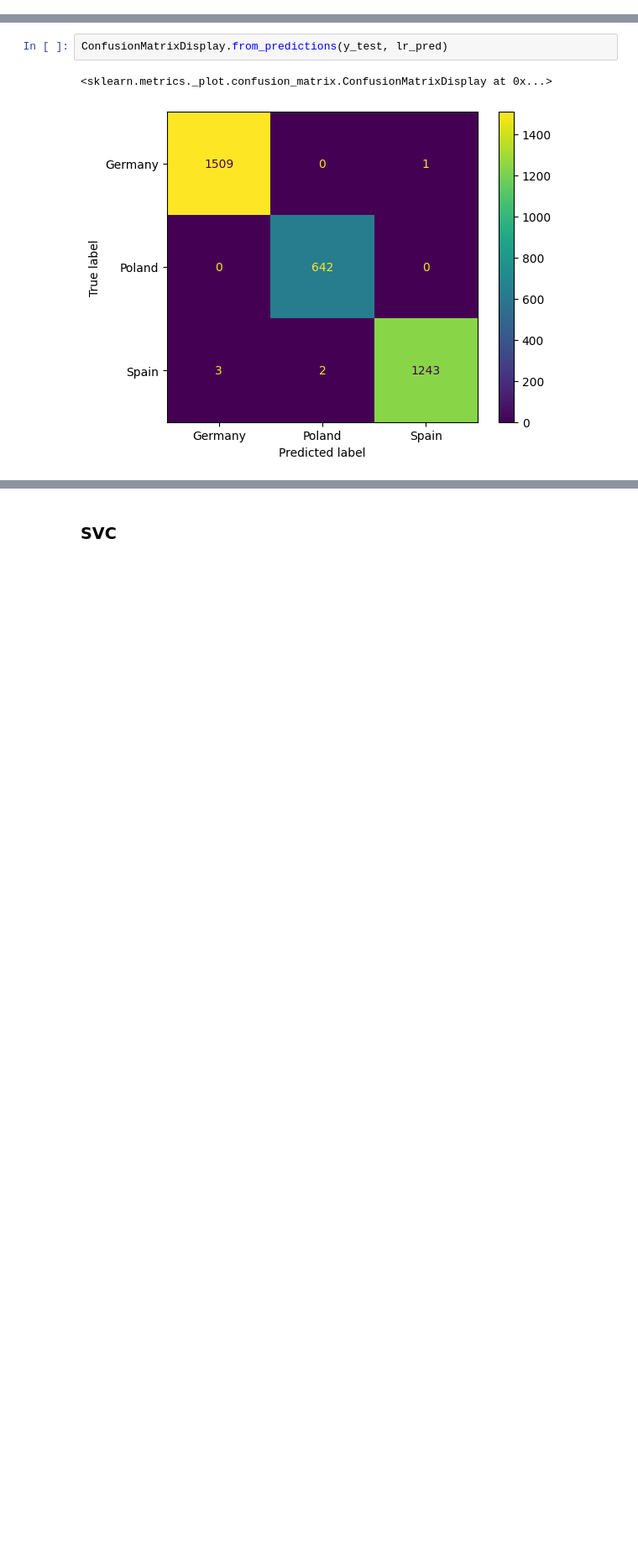
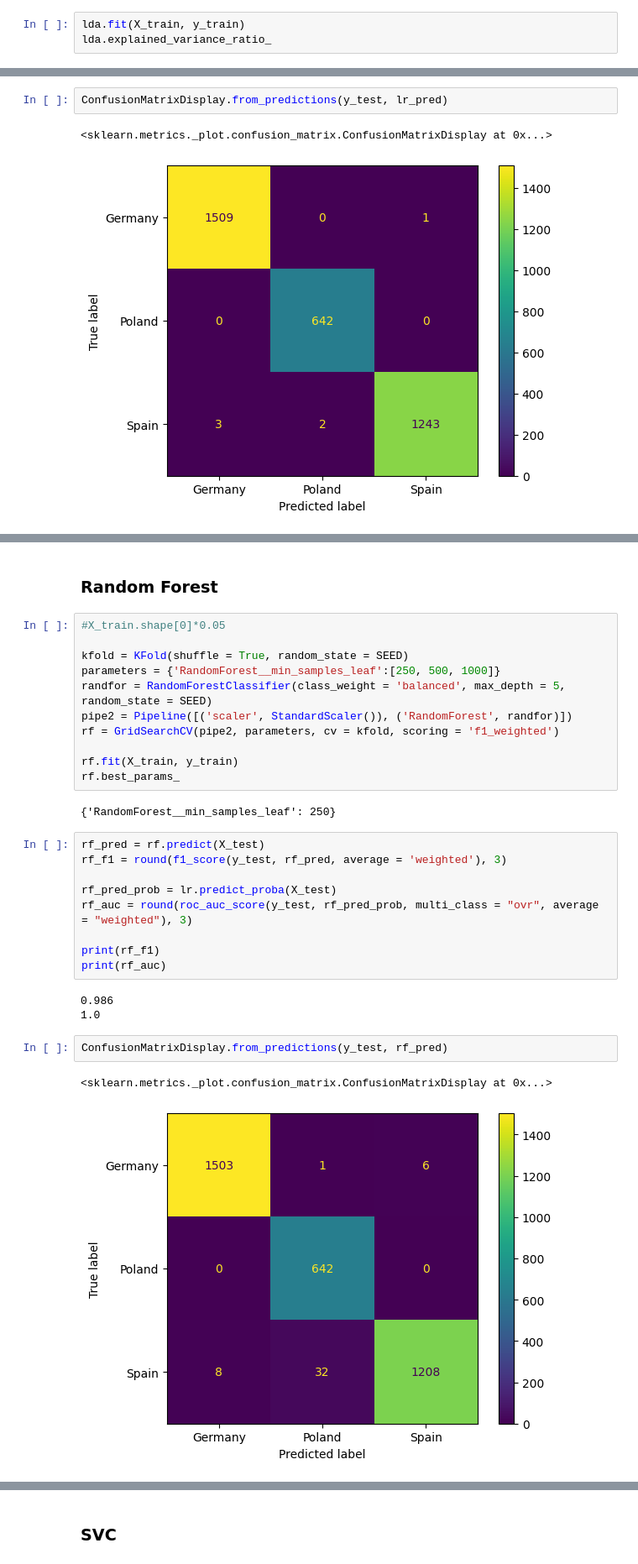
Before and after one commit to tzt775/apartments, a Jupyter notebook: European Rent - Modelling.ipynb, the cells around one changed output, grey strips where cells are left out. Shown at 84% size. Saved outputs shown, nothing was run; the diff lists cells and outputs as text; blank space fills up the shorter version.

```diff
--- a/European Rent - Modelling.ipynb
+++ b/European Rent - Modelling.ipynb
@@ -59,3 +71,6 @@ sns.FacetGrid(X_train_lda, hue = 'Country', height = 8).map(plt.scatter, 'LDA 1'
 plt.show()
 # %% [output]
 [figure]
+# %%
+lda.fit(X_train, y_train)
+lda.explained_variance_ratio_
@@ -105,0 +151,32 @@ array([[ -3.57375265,   4.88319351,   0.57169263,  10.17437256,
+# %% [markdown]
+### Random Forest
+# %%
+#X_train.shape[0]*0.05
+
+kfold = KFold(shuffle = True, random_state = SEED)
+parameters = {'RandomForest__min_samples_leaf':[250, 500, 1000]}
+randfor = RandomForestClassifier(class_weight = 'balanced', max_depth = 5, random_state = SEED)
+pipe2 = Pipeline([('scaler', StandardScaler()), ('RandomForest', randfor)])
+rf = GridSearchCV(pipe2, parameters, cv = kfold, scoring = 'f1_weighted')
+
+rf.fit(X_train, y_train)
+rf.best_params_
+# %% [output]
+{'RandomForest__min_samples_leaf': 250}
+# %%
+rf_pred = rf.predict(X_test)
+rf_f1 = round(f1_score(y_test, rf_pred, average = 'weighted'), 3)
+
+rf_pred_prob = lr.predict_proba(X_test)
+rf_auc = round(roc_auc_score(y_test, rf_pred_prob, multi_class = "ovr", average = "weighted"), 3)
+
+print(rf_f1)
+print(rf_auc)
+# %% [output]
+0.986
+1.0
+# %%
+ConfusionMatrixDisplay.from_predictions(y_test, rf_pred)
+# %% [output]
+<sklearn.metrics._plot.confusion_matrix.ConfusionMatrixDisplay at 0x...>
+[figure, added]
```
Also changed, not shown: parts of 12 cells of this notebook, 1 other file.
